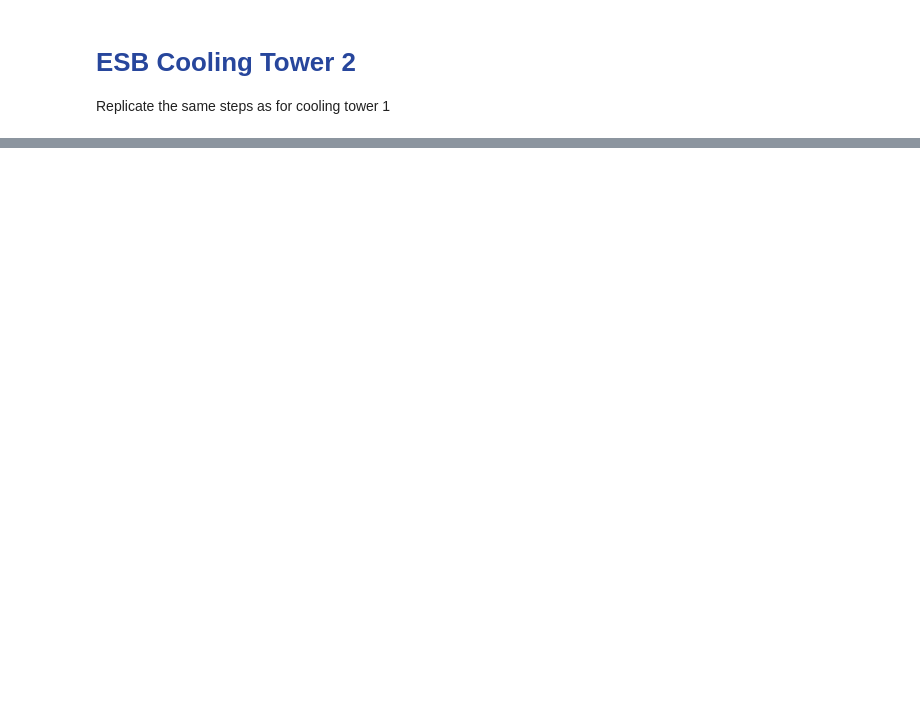
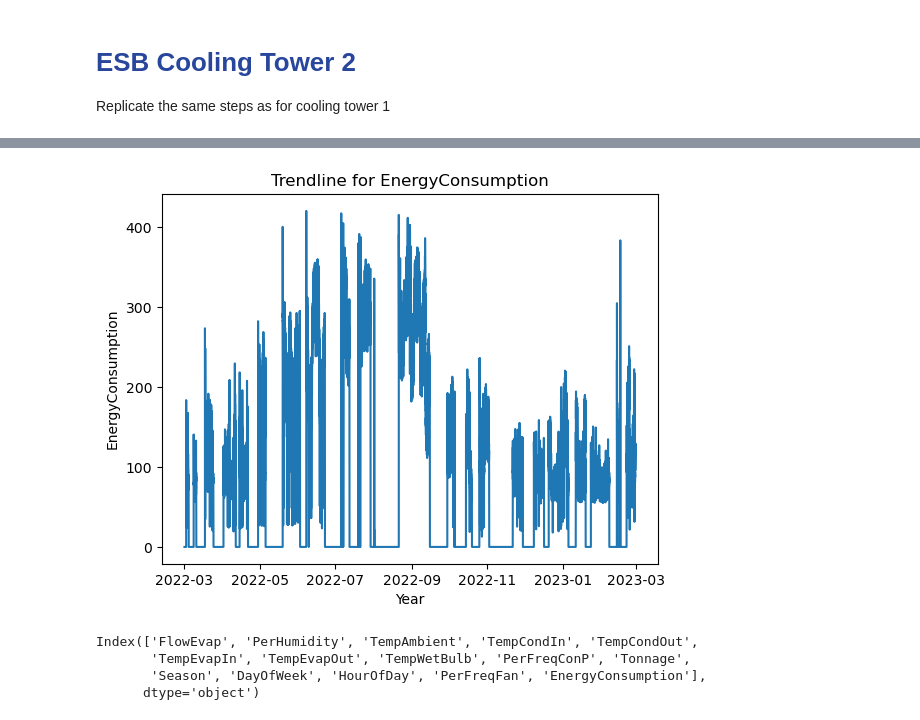
Before and after one commit to MACS-Research-Lab/Transfer-Learning-for-BES-Energy-Forecasting, a Jupyter notebook: preprocessing/esb_preprocessing.ipynb, the cells around one changed output, grey strips where cells are left out. Saved outputs shown, nothing was run; the diff lists cells and outputs as text; code cells hidden in the pictures; blank space fills up the shorter version.

```diff
--- a/preprocessing/esb_preprocessing.ipynb
+++ b/preprocessing/esb_preprocessing.ipynb
@@ -166,0 +119,15 @@ plt.show()
+# %%
+# load cooling tower data
+df = pd.read_csv(f'{rootpath}/data/esb/2841_2.csv', index_col='time')
+df.index = pd.to_datetime(df.index, utc='True')
+df.drop(columns=df.filter(like='generated', axis=1).columns, inplace=True)
+initial_data_size = df.shape[0]
+# %%
+# missing data removal
+df = df.dropna(axis=1, how="all")
+env_cols = ["TempWetBulb", "TempCondIn", "TempEvapOut", "TempEvapIn", "TempAmbient", "PerHumidity"]
+df[env_cols] = df[env_cols].replace(0.0, np.nan)
+df[["FlowEvap"]] = df[["FlowEvap"]].applymap(lambda x: np.nan if x < 0.0 else x)
+print(df.isna().sum() / df.shape[0])
+df = df.dropna()
+print(f"After missing data removal, we are left with {df.shape[0]} rows out of {initial_data_size}.")
@@ -167,16 +152,26 @@ plt.show()
+# %%
+preprocessor.create_season_col(datadf=df, season_col_name="Season")
+df["DayOfWeek"] = df.index.weekday
+df['HourOfDay'] = df.index.hour
+
+
+# columns modified/dropped to align with kissam
+df["PerFreqFan"] = df["PerFreqFanA"]/2.0 + df["PerFreqFanB"]/2.0
+df.drop(columns=['PerFreqFanA', 'PerFreqFanB', 'PressDiffCond', 'PressDiffEvap', 'RunChi', 'RunFanB', 'RunFanA', 'PerFreqChiP', 'RunConP'], inplace=True)
+# %%
+# target
+df['EnergyConsumption'] = df["PowFanA"] + df["PowFanB"] + df["PowConP"] + df["PowChi"] + df["PowChiP"]
+df.drop(columns=["PowFanA", "PowFanB", "PowConP", "PowChi", "PowChiP"], inplace=True)
 # %%
-# outlier removal
-# df = preprocessor.remove_outliers_std(df, threshold=5, has_off_data=True, on_condition=df['ESB_Tower_2 fanStatus'], verbose=True)
-df['ESB_Tower_2 energykWh'] = df["ESB_Tower_2 PowFanA"] + df["ESB_Tower_2 PowFanB"]
-df.drop(columns=["ESB_Tower_2 PowFanA", "ESB_Tower_2 PowFanB"], inplace=True)
-
-column = "ESB_Tower_2 energykWh"
+column = "EnergyConsumption"
 plt.figure()  # Create a new figure
 plt.plot(df.index, df[column])
 plt.title(f'Trendline for {column}')
 plt.xlabel('Year')
 plt.ylabel(column)
 
 plt.show()
+# %% [output]
+[figure, added]
 # %%
 # save preprocessed tower 2 data
@@ -183,0 +179,7 @@ df.sort_index(axis=1).to_csv(f'{rootpath}/data/esb/esb_tower_2_preprocessed.csv'
+# %%
+df.columns
+# %% [output]
+Index(['FlowEvap', 'PerHumidity', 'TempAmbient', 'TempCondIn', 'TempCondOut',
+       'TempEvapIn', 'TempEvapOut', 'TempWetBulb', 'PerFreqConP', 'Tonnage',
+       'Season', 'DayOfWeek', 'HourOfDay', 'PerFreqFan', 'EnergyConsumption'],
+      dtype='object')
```
Also changed, not shown: parts of 21 cells of this notebook, 22 other files.
